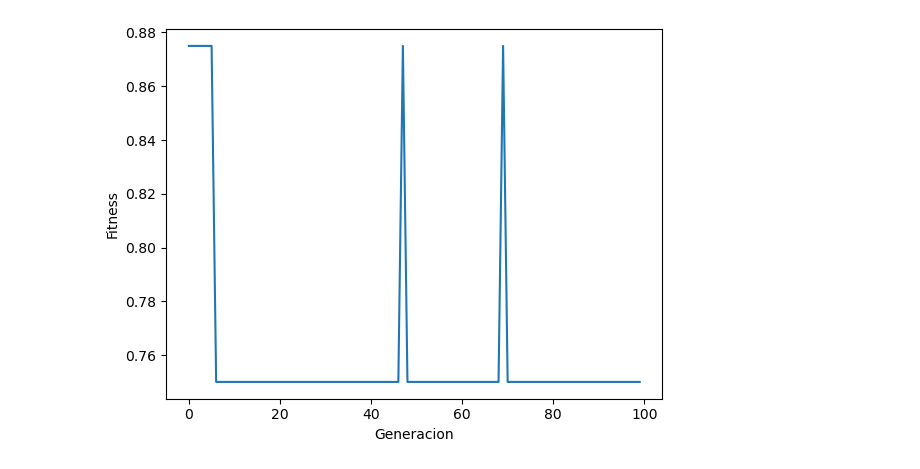
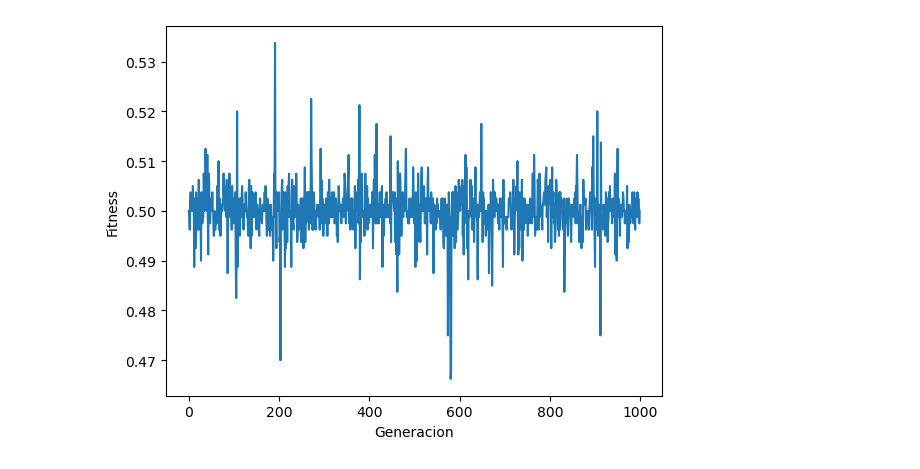
Before and after one commit to puigalex/m_programacionGenetica, a Jupyter notebook: main.ipynb, the cells around one changed output. Saved outputs shown, nothing was run; the diff lists cells and outputs as text; code cells hidden in the pictures.

```diff
--- a/main.ipynb
+++ b/main.ipynb
@@ -176,24 +170,28 @@ def seleccionar_padres_ruleta(fitness):
 
 def correr_algoritmo(generaciones, max_profundidad, poblacion=100):
     fitness_por_generacion = []
+    fitness_promedio_generacion = []
     # crear poblacion inicial
     poblacion = [crear_arbol(max_profundidad) for _ in range(poblacion)]
     # evaluar poblacion
     fitness = [evaluar_arbol_completo(individual) for individual in poblacion]
     for generacion in range(generaciones):
+        print('Generacion', generacion)
+        # seleccionar padres
         padres = seleccionar_padres_ruleta(fitness)
-        hijo1, hijo2 = cruzamiento(poblacion[padres[0]], poblacion[padres[1]])
-        hijo1 = mutacion(hijo1)
-        hijo2 = mutacion(hijo2)
-        fitness_hijo1 = evaluar_arbol_completo(hijo1)
-        fitness_hijo2 = evaluar_arbol_completo(hijo2)
-        reemplazo = np.argmin(fitness)
-        if fitness_hijo1 > fitness[reemplazo]:
-            poblacion[reemplazo] = hijo1
-            fitness[reemplazo] = fitness_hijo1
-        reemplazo = np.argmin(fitness)
-        if fitness_hijo2 > fitness[reemplazo]:
-            poblacion[reemplazo] = hijo2
-            fitness[reemplazo] = fitness_hijo2
+        # cruzamiento
+        hijos = []
+        for i in range(0, len(poblacion), 2):
+            hijo1, hijo2 = cruzamiento(poblacion[padres[0]], poblacion[padres[1]])
+            hijos.append(hijo1)
+            hijos.append(hijo2)
+        # mutacion
+        hijos = [mutacion(hijo) for hijo in hijos]
+        # evaluar hijos
+        fitness_hijos = [evaluar_arbol_completo(individual) for individual in hijos]
+        # seleccionar sobrevivientes
+        poblacion = hijos
+        fitness = fitness_hijos
         fitness_por_generacion.append(max(fitness))
-    return poblacion, fitness
+        fitness_promedio_generacion.append(np.mean(fitness))
+    return fitness_por_generacion, fitness_promedio_generacion
@@ -221,0 +198,3 @@ fitness
+# %%
+MAX_profundidad = 5
+fitness_gen, fitness_avg = correr_algoritmo(1000, MAX_profundidad)
@@ -222,9 +219,8 @@ fitness
 # %%
-#Graficas fitness por generacion con matplotlib
 import matplotlib.pyplot as plt
-plt.plot(fitness)
+plt.plot(fitness_avg)
 plt.xlabel('Generacion')
 plt.ylabel('Fitness')
 plt.show()
 # %% [output]
-[figure, old version]
+[figure, new version]
```
Also changed, not shown: parts of 18 cells of this notebook, 5 other files.
